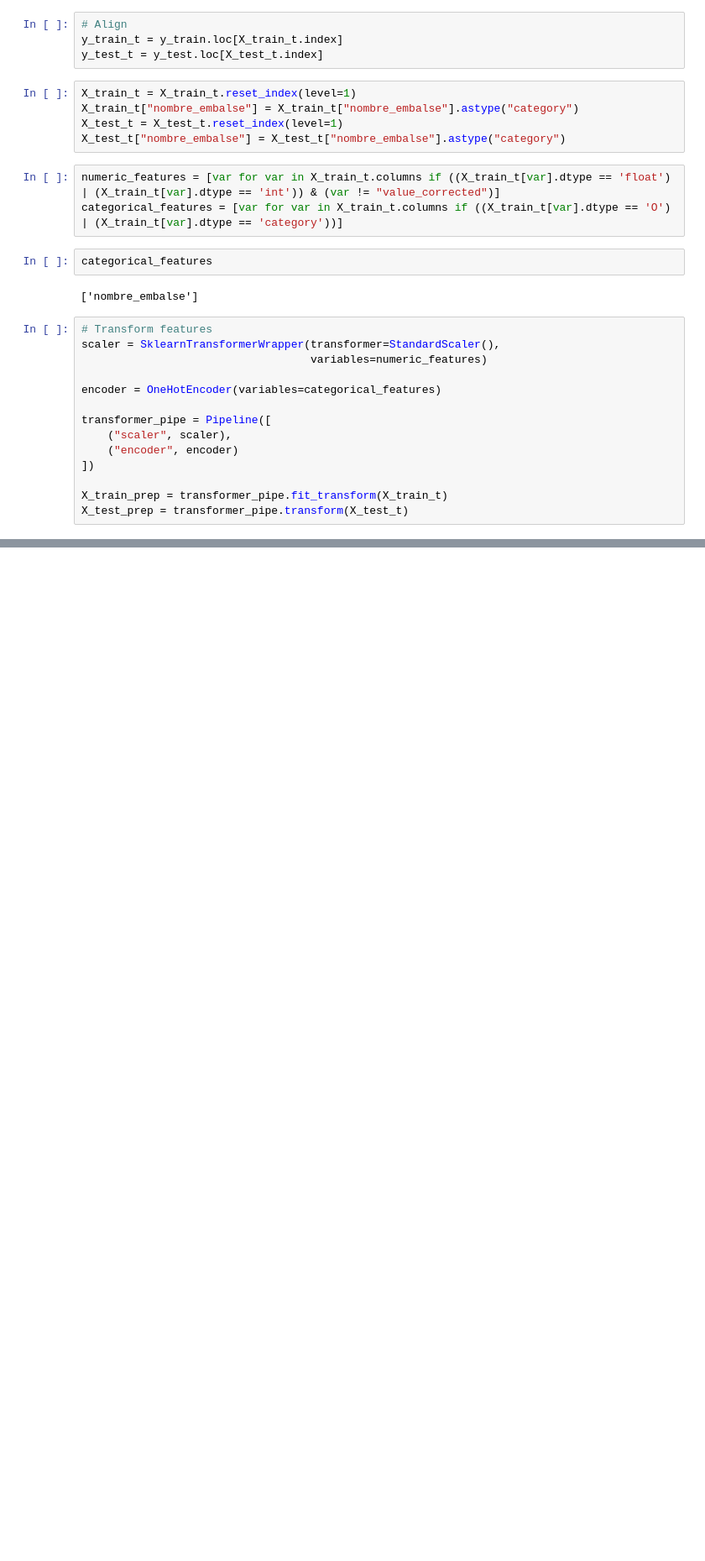
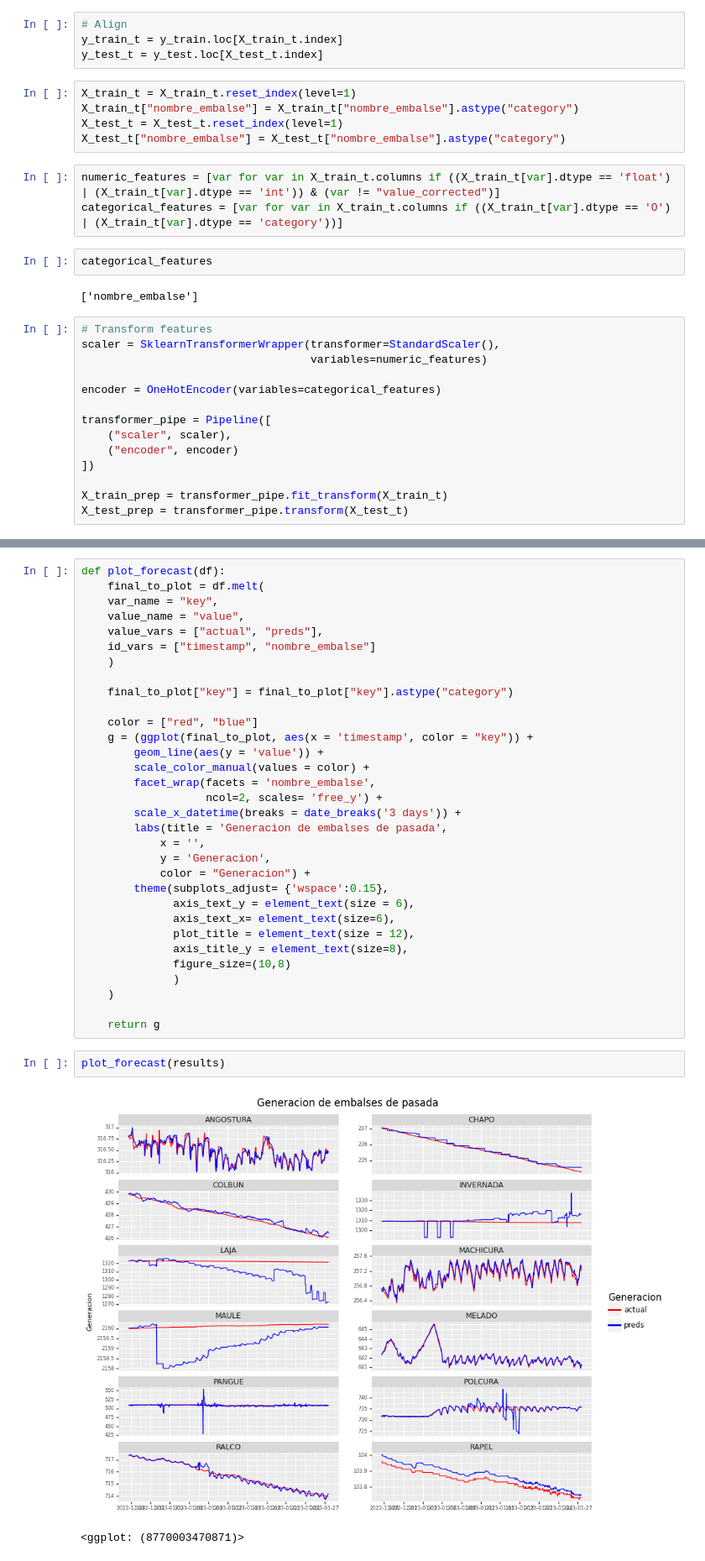
Before and after one commit to sebacastrocba/Forecasting-reservoir-level, a Jupyter notebook: notebooks/01_model_experiments.ipynb, the cells around one changed output, grey strips where cells are left out. Shown at 84% size. Cells and saved outputs as stored; diff of their text form; blank space fills up the shorter version.

```diff
--- a/notebooks/01_model_experiments.ipynb
+++ b/notebooks/01_model_experiments.ipynb
@@ -269,0 +329,37 @@ X_train_prep.shape, y_train_t.shape
+# %%
+def plot_forecast(df):
+    final_to_plot = df.melt(
+    var_name = "key",
+    value_name = "value",
+    value_vars = ["actual", "preds"],
+    id_vars = ["timestamp", "nombre_embalse"]
+    )
+
+    final_to_plot["key"] = final_to_plot["key"].astype("category")
+
+    color = ["red", "blue"]
+    g = (ggplot(final_to_plot, aes(x = 'timestamp', color = "key")) +
+        geom_line(aes(y = 'value')) +
+        scale_color_manual(values = color) +
+        facet_wrap(facets = 'nombre_embalse',
+                   ncol=2, scales= 'free_y') +
+        scale_x_datetime(breaks = date_breaks('3 days')) +
+        labs(title = 'Generacion de embalses de pasada',
+            x = '',
+            y = 'Generacion',
+            color = "Generacion") +
+        theme(subplots_adjust= {'wspace':0.15},
+              axis_text_y = element_text(size = 6),
+              axis_text_x= element_text(size=6),
+              plot_title = element_text(size = 12),
+              axis_title_y = element_text(size=8),
+              figure_size=(10,8)
+              )
+    )
+
+    return g
+# %%
+plot_forecast(results)
+# %% [output]
+[figure, added]
+<ggplot: (8770003470871)>
```
Also changed, not shown: parts of 33 cells of this notebook, 5 other files.
